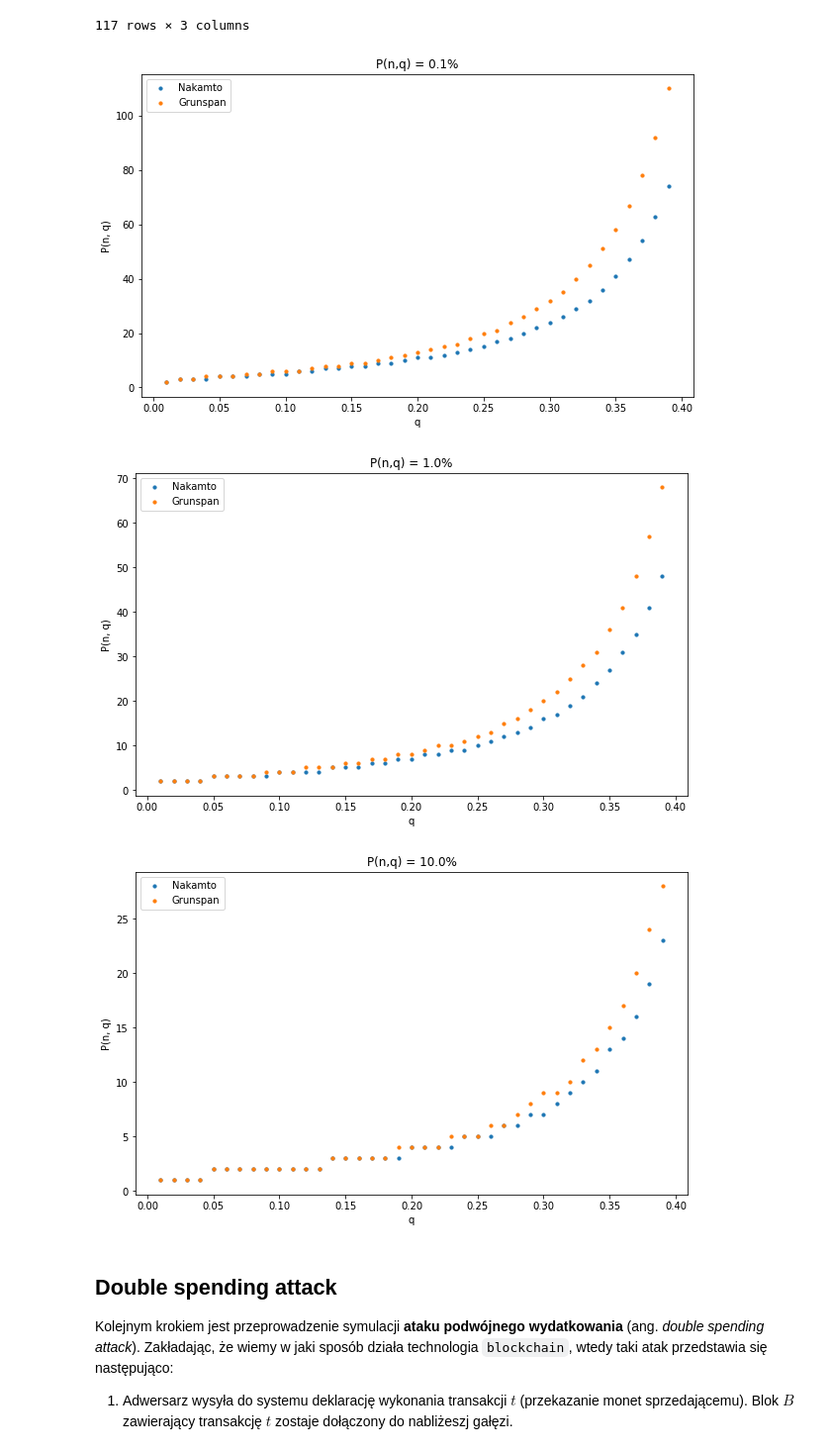
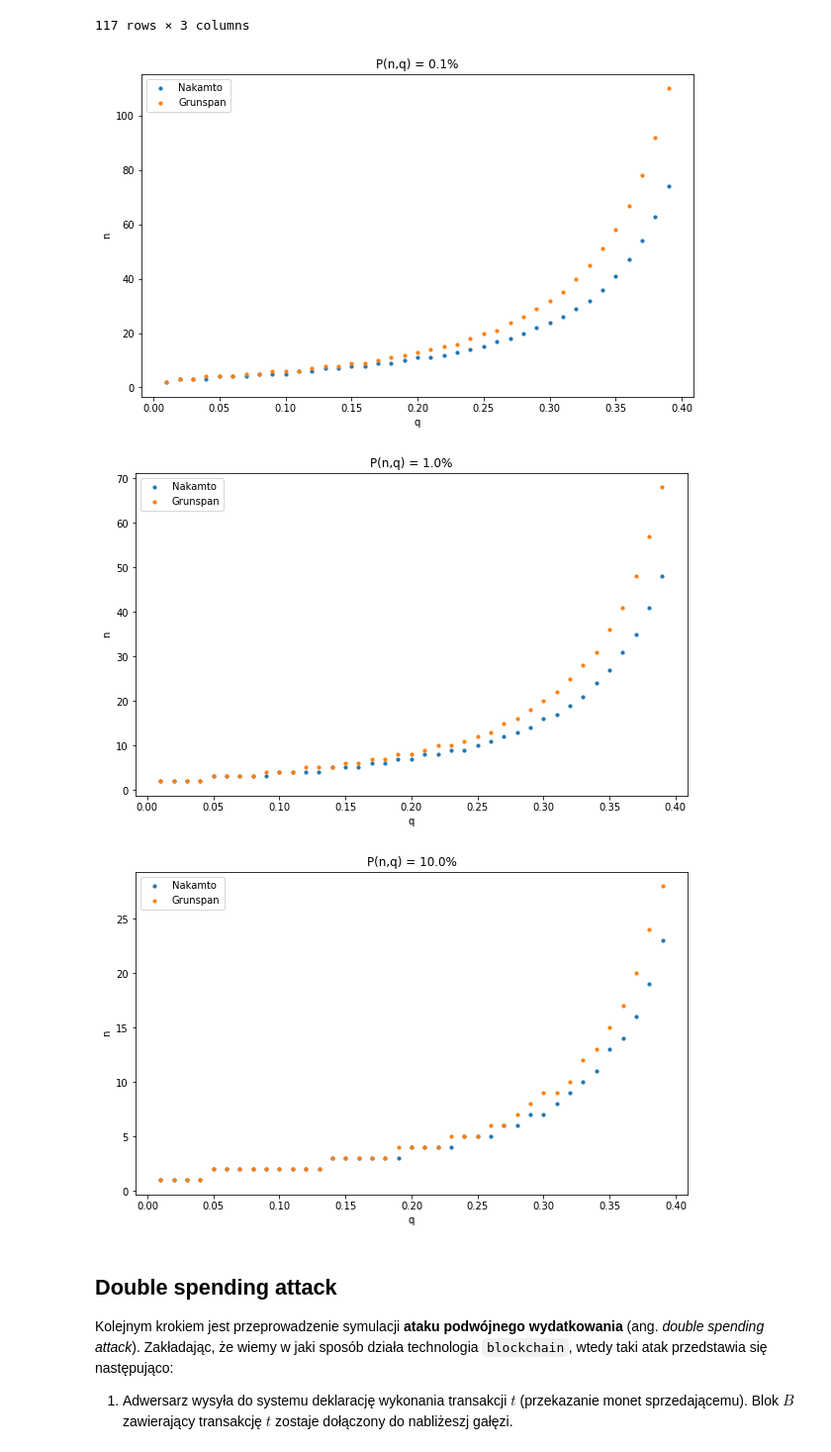
Before and after one commit to JakubGogola-IDENTT/analysis_of_algorithms, a Jupyter notebook: lab4/lab4.ipynb, the cells around one changed output. Shown at 99% size. Saved outputs shown, nothing was run; the diff lists cells and outputs as text; code cells hidden in the pictures.

```diff
--- a/lab4/lab4.ipynb
+++ b/lab4/lab4.ipynb
@@ -161,7 +161,7 @@ def best_fit(q, p_func, pnq_limit):
     n = 1
     while p_func(n, q) >= pnq_limit:
         n += 1
-    return nudane ataki
+    return n
 # %%
 def create_df_best_n(qs, pnqs, p_func):
     return pd.DataFrame([[q, best_fit(q, p_func, pnq), pnq] for q, pnq in itertools.product(qs, pnqs)], columns=['q', 'n', 'P(n,q)'])
@@ -202,20 +202,20 @@ best_n_grunspan
 # %%
 for pnq in pnqs:
     nakamoto_data = best_n_nakamoto.loc[best_n_nakamoto['P(n,q)'] == pnq]
     grunspan_data = best_n_grunspan.loc[best_n_grunspan['P(n,q)'] == pnq]
     size=10
 
     fig, ax = plt.subplots(figsize=(10,6))
     ax.scatter(nakamoto_data['q'], nakamoto_data['n'], s=size, label='Nakamto')
     ax.scatter(grunspan_data['q'], grunspan_data['n'], s=size, label='Grunspan')
     ax.legend()
     ax.set_xlabel('q')
-    ax.set_ylabel('P(n, q)')
+    ax.set_ylabel('n')
     ax.set_title('P(n,q) = {}%'.format(pnq * 100))
 # %% [output]
-[figure, old version]
+[figure, new version]
-[figure, old version]
+[figure, new version]
-[figure, old version]
+[figure, new version]
 # %% [markdown]
 ## Double spending attack
 
```
Also changed, not shown: parts of 3 cells of this notebook.
